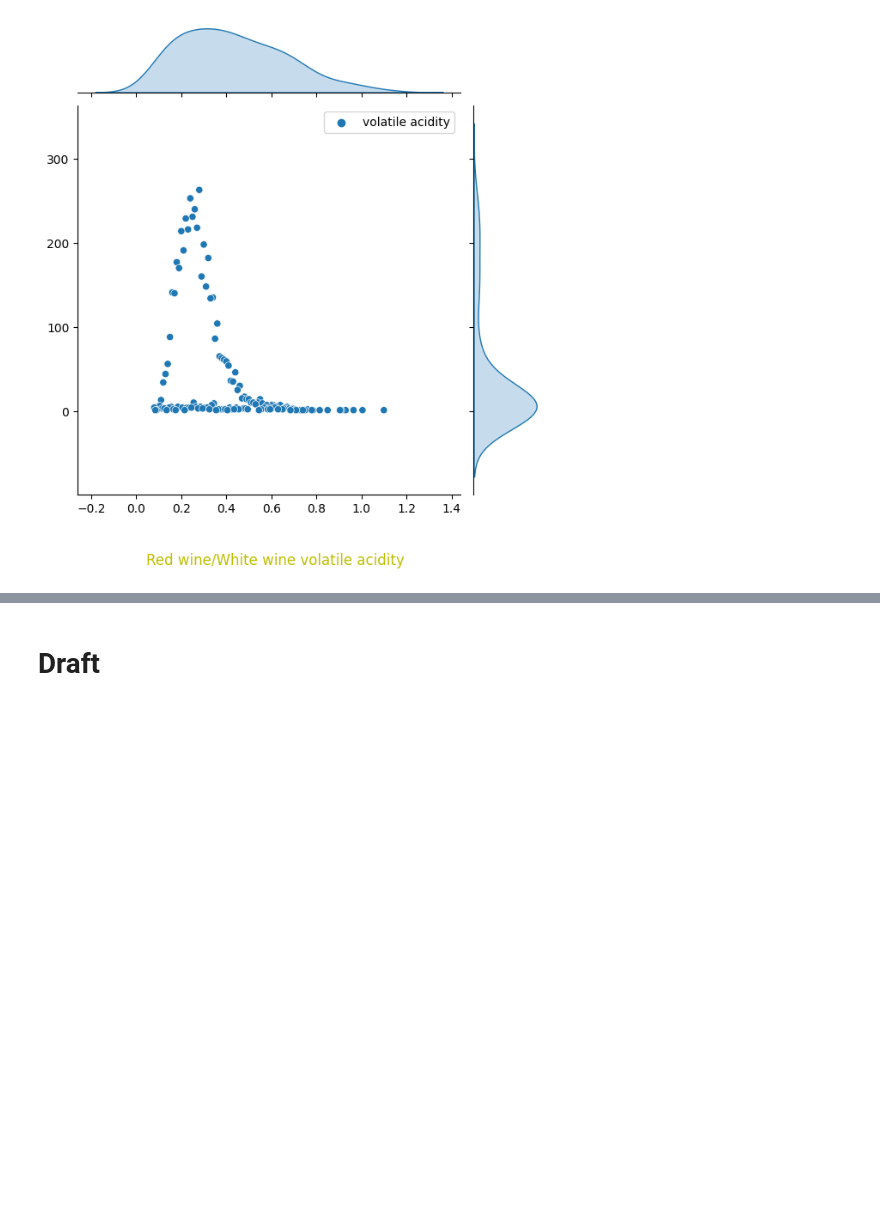
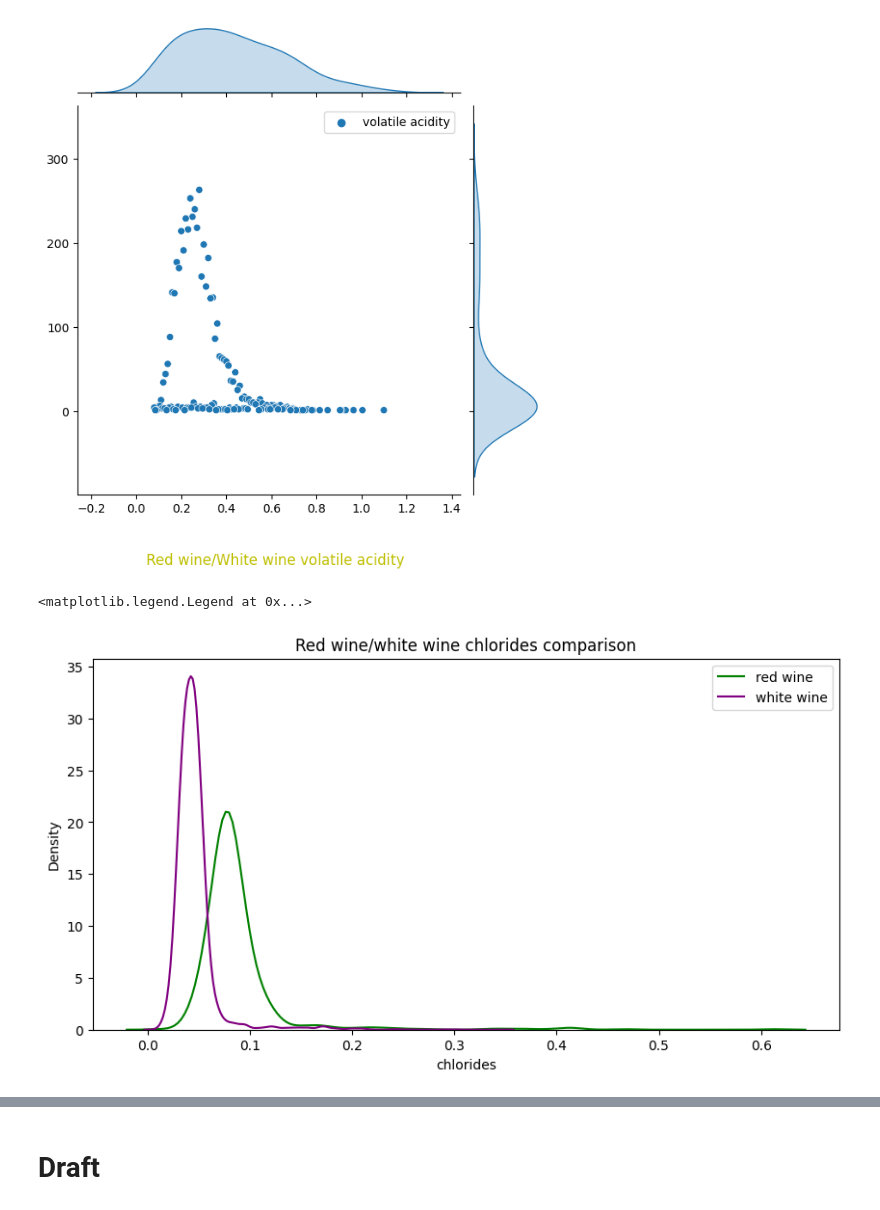
Before and after one commit to Vukhacson/WineQuality, a Jupyter notebook: SMSmall/SMSmall_Wine_quality_data_exploration.ipynb, the cells around one changed output, grey strips where cells are left out. Cells and saved outputs as stored; diff of their text form; code cells hidden in the pictures; blank space fills up the shorter version.

```diff
--- a/SMSmall/SMSmall_Wine_quality_data_exploration.ipynb
+++ b/SMSmall/SMSmall_Wine_quality_data_exploration.ipynb
@@ -302,3 +356,20 @@ plt.title("Red wine/White wine volatile acidity", x=-3,y=-0.2, color='y')
 # %% [output]
 Text(-3, -0.2, 'Red wine/White wine volatile acidity')
 [figure]
+# %%
+#Dat
+
+# Chlorides kdeplot
+
+# red_wine_chlorides = df_red_wine.iloc[:, 4]/df_red_wine.iloc[:, 4].sum()
+red_wine_chlorides = df_red_wine.iloc[:, 4]
+white_wine_chlorides = df_white_wine.iloc[:, 4]
+
+plt.figure(figsize = (10,5))
+sns.kdeplot(data = red_wine_chlorides, label = 'red wine', color = 'g')
+sns.kdeplot(data = white_wine_chlorides, label = 'white wine', color = 'purple')
+plt.title("Red wine/white wine chlorides comparison")
+plt.legend()
+# %% [output]
+<matplotlib.legend.Legend at 0x...>
+[figure, added]
```
Also changed, not shown: parts of 9 cells of this notebook.
